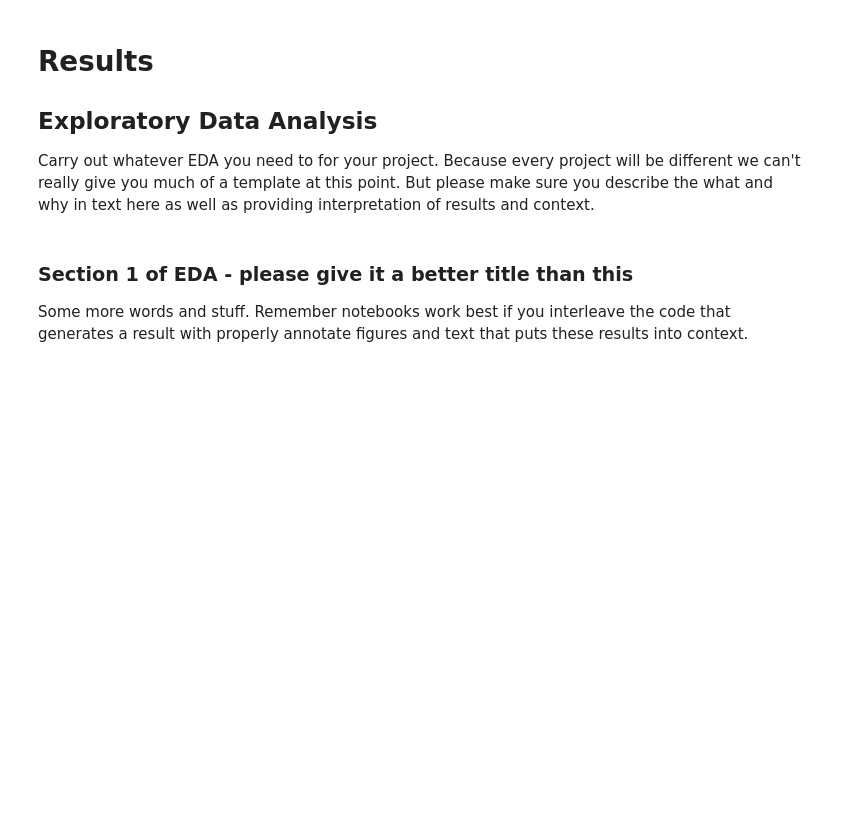
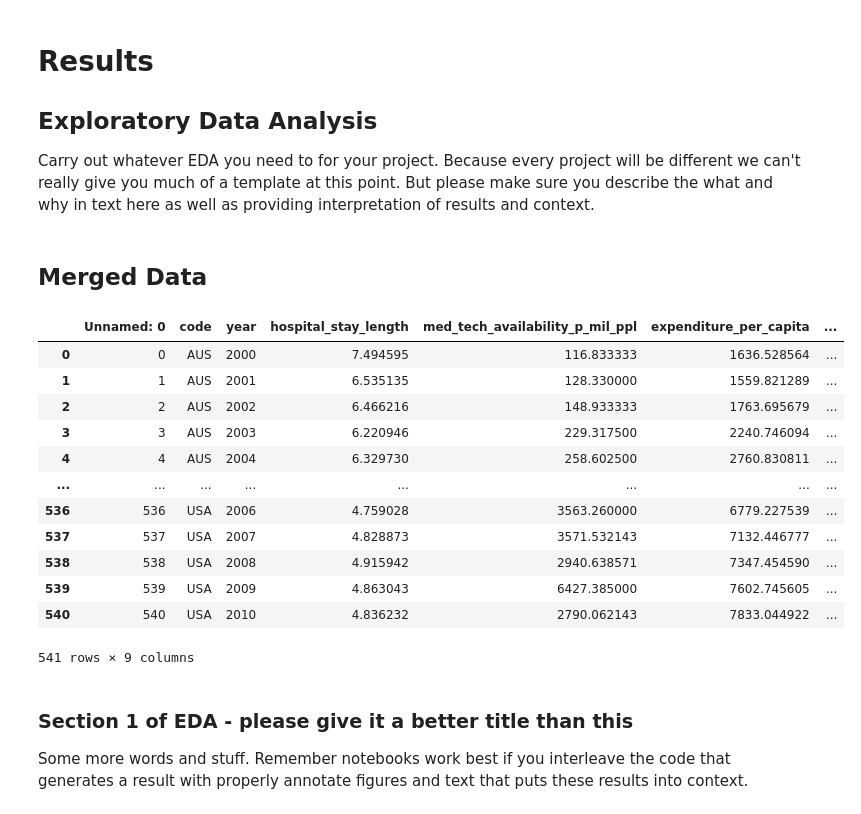
Before and after one commit to AishaWolff/data_science_research_project, a Jupyter notebook: EDACheckpoint_Group063-FA24.ipynb, the cells around one changed output. Cells and saved outputs as stored; diff of their text form; code cells hidden in the pictures; blank space fills up the shorter version.

```diff
--- a/EDACheckpoint_Group063-FA24.ipynb
+++ b/EDACheckpoint_Group063-FA24.ipynb
@@ -127,6 +609,25 @@ We will combine all of our datasets by country and year, specifically on the "co
 ## Exploratory Data Analysis
 
 Carry out whatever EDA you need to for your project.  Because every project will be different we can't really give you much of a template at this point. But please make sure you describe the what and why in text here as well as providing interpretation of results and context.
+# %% [markdown]
+## Merged Data
+# %%
+inner_final = pd.read_csv('cleaned_datasets/inner_merged.csv')
+inner_final
+# %% [output]
+|  | Unnamed: 0 | code | year | hospital_stay_length | med_tech_availability_p_mil_ppl | expenditure_per_capita | ... |
+| 0 | 0 | AUS | 2000 | 7.494595 | 116.833333 | 1636.528564 | ... |
+| 1 | 1 | AUS | 2001 | 6.535135 | 128.330000 | 1559.821289 | ... |
+| 2 | 2 | AUS | 2002 | 6.466216 | 148.933333 | 1763.695679 | ... |
+| 3 | 3 | AUS | 2003 | 6.220946 | 229.317500 | 2240.746094 | ... |
+| 4 | 4 | AUS | 2004 | 6.329730 | 258.602500 | 2760.830811 | ... |
+| ... | ... | ... | ... | ... | ... | ... | ... |
+| 536 | 536 | USA | 2006 | 4.759028 | 3563.260000 | 6779.227539 | ... |
+| 537 | 537 | USA | 2007 | 4.828873 | 3571.532143 | 7132.446777 | ... |
+| 538 | 538 | USA | 2008 | 4.915942 | 2940.638571 | 7347.454590 | ... |
+| 539 | 539 | USA | 2009 | 4.863043 | 6427.385000 | 7602.745605 | ... |
+| 540 | 540 | USA | 2010 | 4.836232 | 2790.062143 | 7833.044922 | ... |
+541 rows × 9 columns
 # %% [markdown]
 ### Section 1 of EDA - please give it a better title than this
 
```
Also changed, not shown: parts of 17 cells of this notebook, 2 other files.
